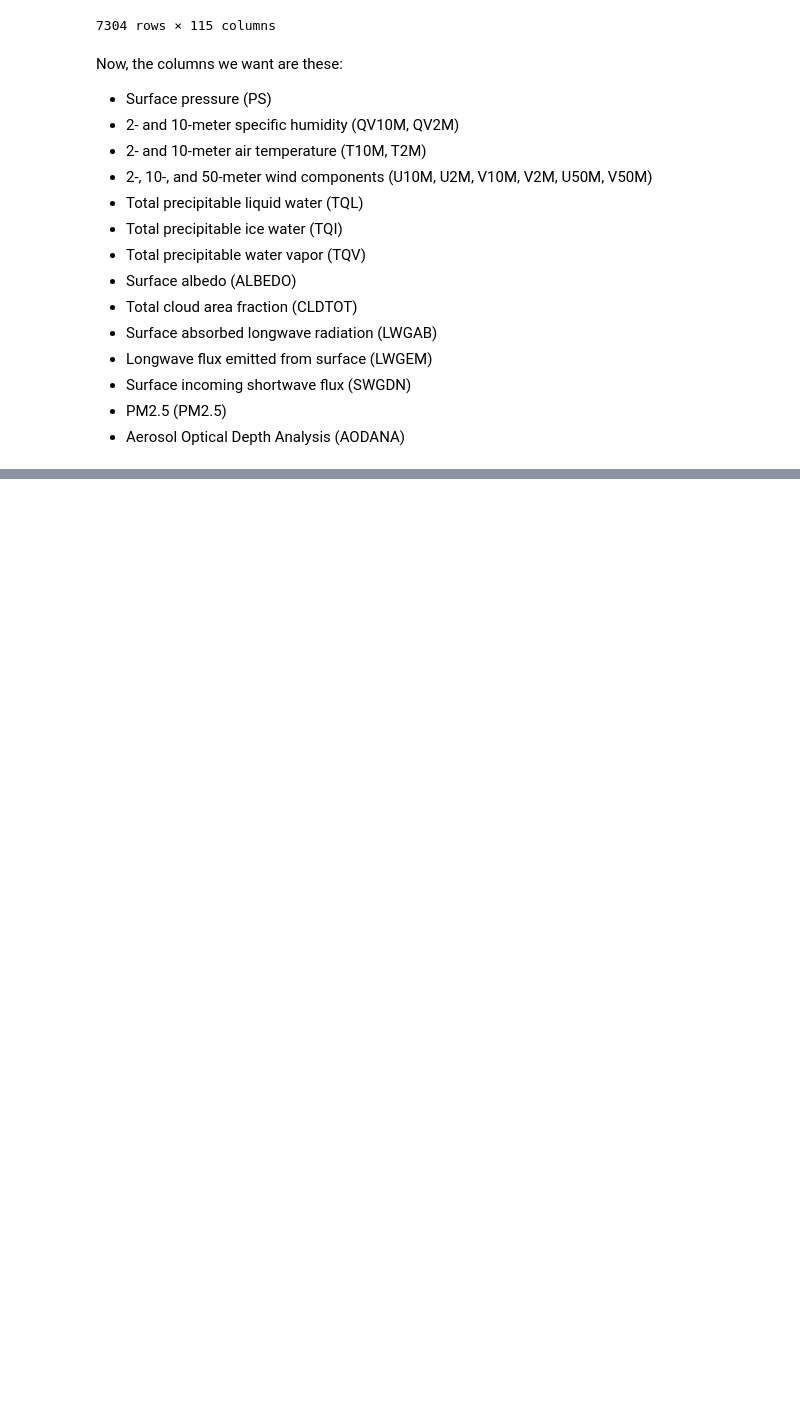
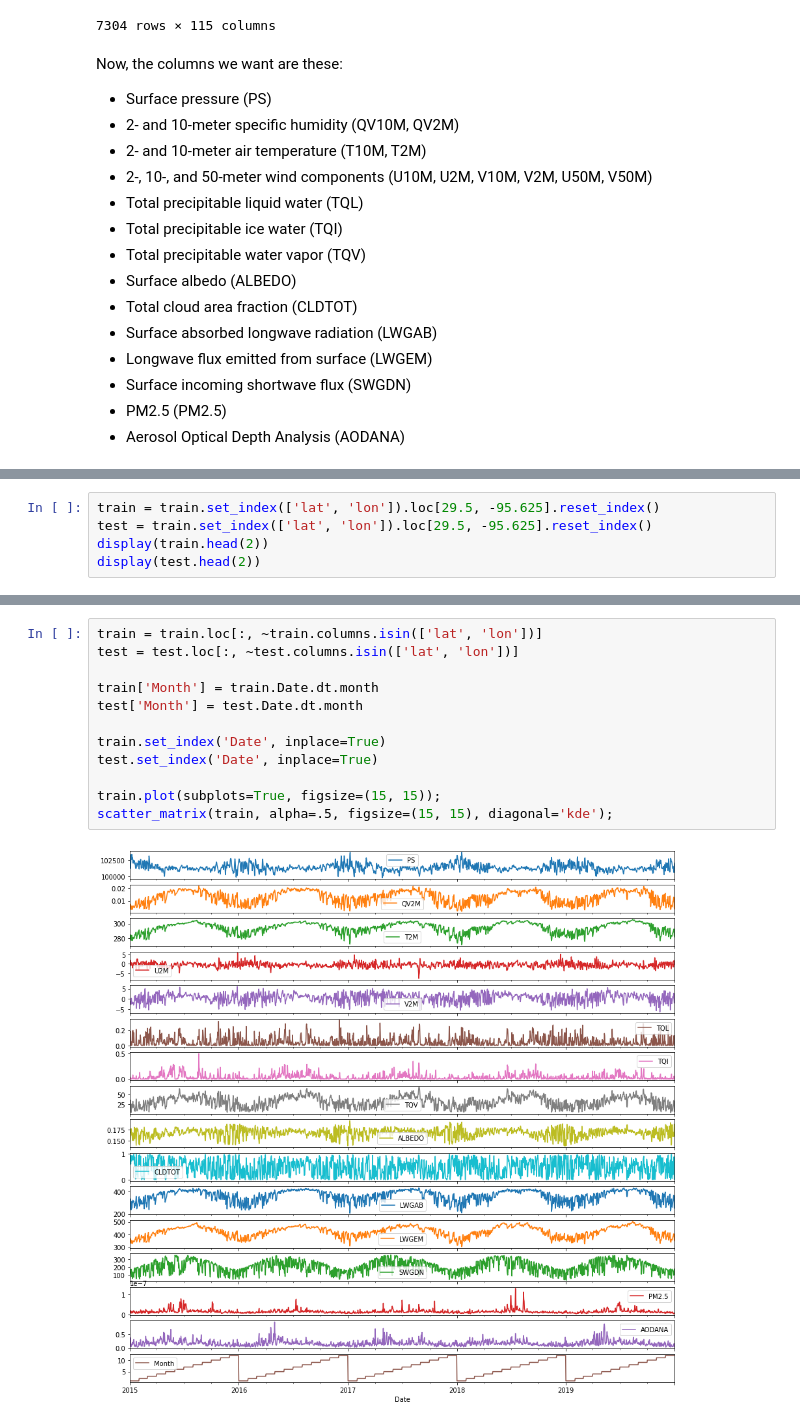
Before and after one commit to K20shores/HoustonPM2.5, a Jupyter notebook: Houston.ipynb, the cells around one changed output, grey strips where cells are left out. Cells and saved outputs as stored; diff of their text form; blank space fills up the shorter version.

```diff
--- a/Houston.ipynb
+++ b/Houston.ipynb
@@ -238,0 +215,5 @@ for group_name, _df in train.groupby(['lat', 'lon']):
+# %%
+train = train.set_index(['lat', 'lon']).loc[29.5, -95.625].reset_index()
+test = train.set_index(['lat', 'lon']).loc[29.5, -95.625].reset_index()
+display(train.head(2))
+display(test.head(2))
@@ -238,0 +227,14 @@ for group_name, _df in train.groupby(['lat', 'lon']):
+# %%
+train = train.loc[:, ~train.columns.isin(['lat', 'lon'])]
+test = test.loc[:, ~test.columns.isin(['lat', 'lon'])]
+
+train['Month'] = train.Date.dt.month
+test['Month'] = test.Date.dt.month
+
+train.set_index('Date', inplace=True)
+test.set_index('Date', inplace=True)
+
+train.plot(subplots=True, figsize=(15, 15));
+scatter_matrix(train, alpha=.5, figsize=(15, 15), diagonal='kde');
+# %% [output]
+[figure, added]
```
Also changed, not shown: parts of 14 cells of this notebook.
